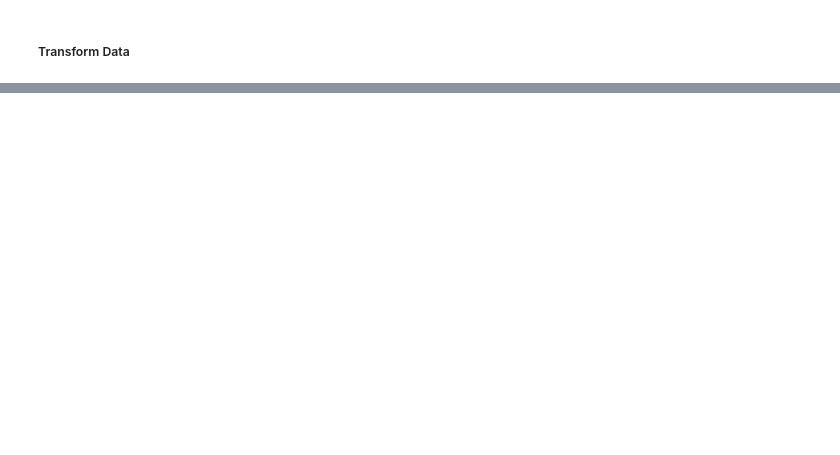
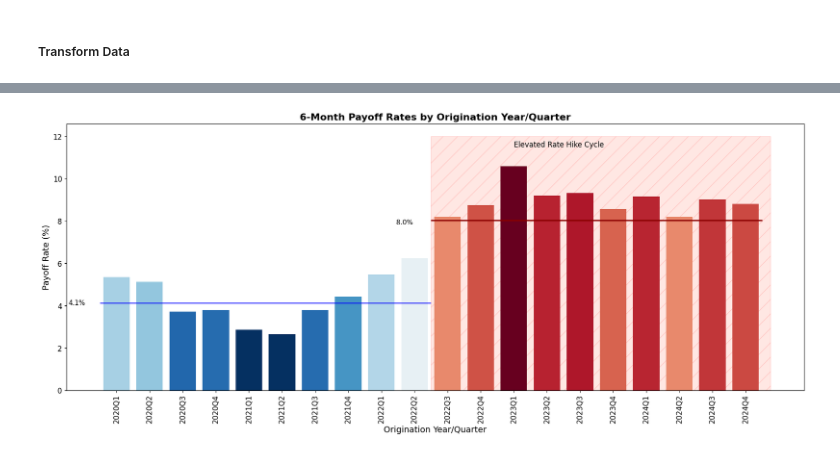
Before and after one commit to imoore99/TWO_STAGE_CLUSTER, a Jupyter notebook: TWO_STAGE_CLUSTER.ipynb, the cells around one changed output, grey strips where cells are left out. Cells and saved outputs as stored; diff of their text form; code cells hidden in the pictures; blank space fills up the shorter version.

```diff
--- a/TWO_STAGE_CLUSTER.ipynb
+++ b/TWO_STAGE_CLUSTER.ipynb
@@ -73,0 +287,2 @@ raw_df['PERCENT_COMPLETED'].loc[(raw_df['IS_PAID_OFF'] == 'YES') ] = 1
+# %%
+month6_df = df.groupby('OPEN_YRQTR').apply(lambda x: (x['MONTHS_TO_PAYOFF'] <= 6).mean() * 100).reset_index()
@@ -73,0 +305,23 @@ raw_df['PERCENT_COMPLETED'].loc[(raw_df['IS_PAID_OFF'] == 'YES') ] = 1
+# %%
+plt.figure(figsize=(22,8))
+
+#Create a Rectangle patch
+plt.gca().add_patch(Rectangle((9.5,0), 10.25, 12, linewidth=1, hatch='/', edgecolor='r', facecolor='tomato', alpha=0.15))
+plt.text(12, 11.5, "Elevated Rate Hike Cycle", fontsize=12)
+
+plt.bar(month6_df['OPEN_YRQTR'][:-2], month6_df[0][:-2], color = get_colors_method1(month6_df[0][:-2], min_val=3, max_val=10))
+plt.hlines(month6_df[0][:9].mean(), -0.5, 9.5, linestyle='-', linewidth=2, color='blue', alpha=0.65)
+plt.text(-1.45, month6_df[0][:9].mean()-.1, f"{round(month6_df[0][:9].mean(), 1)}%", fontsize=11)
+
+plt.hlines(month6_df[0][10:].mean(), 9.5, 19.5, linestyle='-', linewidth=2, color='darkred')
+plt.text(8.45, month6_df[0][10:].mean()-.2, f"{round(month6_df[0][10:].mean(), 1)}%", fontsize=11)
+
+plt.xlabel('Origination Year/Quarter', fontsize=14)
+plt.xticks(rotation=90, fontsize=12)
+plt.ylabel('Payoff Rate (%)', fontsize=14)
+plt.yticks(fontsize=12)
+plt.title('6-Month Payoff Rates by Origination Year/Quarter', fontsize=16, fontweight='bold')
+
+plt.show();
+# %% [output]
+[figure, added]
```
Also changed, not shown: parts of 101 cells of this notebook, 3 other files.
